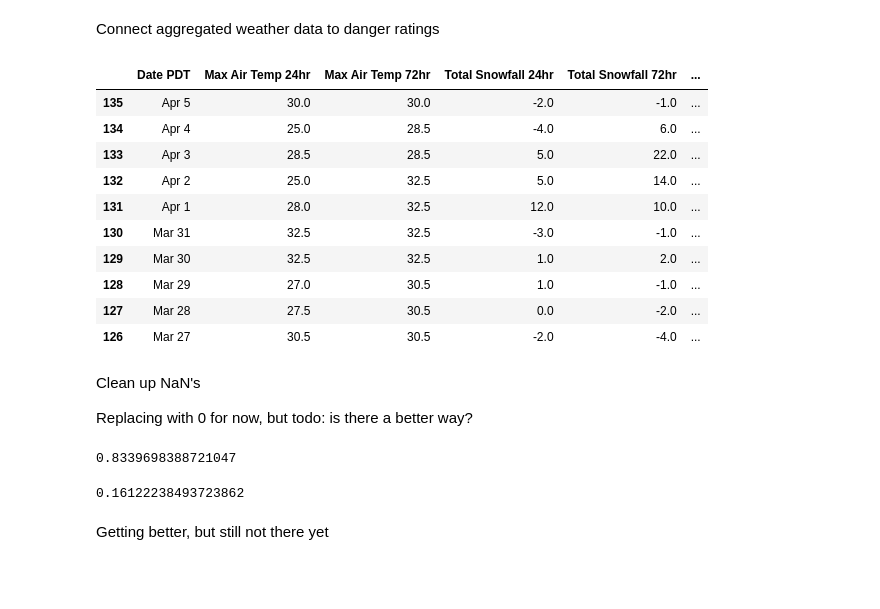
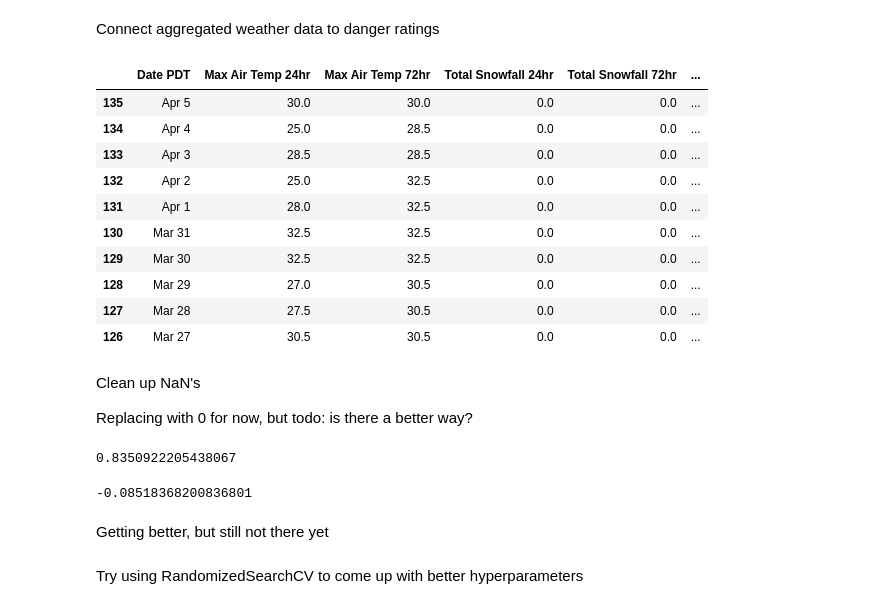
Before and after one commit to itsjpb/470-avalanche-prediction, a Jupyter notebook: jupyter/better_metrics.ipynb, the cells around one changed output. Cells and saved outputs as stored; diff of their text form; code cells hidden in the pictures; blank space fills up the shorter version.

Commit message:
add more metrics

```diff
--- a/jupyter/better_metrics.ipynb
+++ b/jupyter/better_metrics.ipynb
@@ -204,6 +204,10 @@ def setup_training_data(seasonal_df):
     training_data['Max Windspeed 24hr'] = None
     training_data['Weighted Snowfall 96hr'] = None
     training_data['Min Temp Diff 48hr'] = None
+    training_data['Was Heavy Snowfall 24hr'] = None
+    training_data['Was High Winds 24hr'] = None
+    training_data['Sum Max Temp 72hr'] = None
+    training_data['Delta SWE 24hr'] = None
     # Add column for danger rating
     training_data['Yesterday Danger'] = None
     training_data['Danger Rating'] = None
@@ -226,6 +230,8 @@ def connect_danger_to_aggregated_weather(seasonal_df, danger_df, result_df):
         return seasonal_df[(seasonal_df == date_start).any(axis=1)].index[0]
 
     def aggregate(days_df):
+        assert days_df is not None, 'Days must be initialized'
+
         def get_one_day_ago(days_df):
             # seems to work correctly
             return days_df.iloc[0:24]
@@ -243,7 +249,10 @@ def connect_danger_to_aggregated_weather(seasonal_df, danger_df, result_df):
         def get_max_air_temp(day):
             return day['Temp F'].max()
         def get_total_snowfall(day):
-            return day['∆SnoHt in'].iat[0]
+            # todo: 0 if negative?
+            total = day['∆SnoHt in'].iat[0]
+            # return total if total > 0 else 0
+            return 0
         def get_max_wind(day):
             return day['Spd mph'].max() # should we use gust?
         def get_weighted_snowfall(days_df):
@@ -258,6 +267,31 @@ def connect_danger_to_aggregated_weather(seasonal_df, danger_df, result_df):
                 + get_total_snowfall(four) * 0.25
         def get_diff_min_temp(earlier_day, later_day):
             return later_day['Temp F'].min() - earlier_day['Temp F'].min()
+        def get_heavy_snowfall(day):
+            """Get whether the day had >12in of snow accumulation or >1in/hr of snow accumulation for 6+ hrs"""
+            # todo: day vs hour separate metrics?
+            if day['∆SnoHt in'].max() >= 12:
+                return 1
+            # num_hrs_over_6in_accum = day['']
+            # Count hourly deltas
+            count = 0
+            last = day['SnoHt in'].iat[0]
+            for ht in day['SnoHt in'][1:]:
+                if ht - last > 1:
+                    count += 1
+                last = ht
+            return 1 if count >= 6 else 0
+        def get_high_winds(day):
+            """Get whether the wind speed exceeded 20 mph at any point"""
+            # todo: try using gust?
+            # todo: 25mph threshold?
+            if day['Spd mph'].max() > 20:
+                return 1
+            return 0
+        def get_sum_max_temp_72(day_one, day_two, day_three):
+            return get_max_air_temp(day_one) + get_max_air_temp(day_two) + get_max_air_temp(day_three)
+        def get_daily_swe(day):
+            return day['∆SWE  in'].iat[11] # return from the middle of the day
 
         past_day = get_one_day_ago(days_df)
         past_three_days = get_past_three_days(days_df)
@@ -269,7 +303,13 @@ def connect_danger_to_aggregated_weather(seasonal_df, danger_df, result_df):
         max_wind_24 = get_max_wind(past_day)
         weighted_snowfall = get_weighted_snowfall(days_df)
         diff_min_temp = get_diff_min_temp(days_df.iloc[24*2:24*3], past_day)
+        heavy_snowfall = get_heavy_snowfall(past_three_days)
+        high_winds = get_high_winds(past_day)
+        sum_max_temp_72 = get_sum_max_temp_72(past_day, get_two_days_ago(days_df), get_three_days_ago(days_df))
+        daily_swe = get_daily_swe(past_day)
+
         days_df = days_df.drop('Date PDT', axis=1).mean()
+
         days_df['Max Air Temp 24hr'] = max_temp_24
         days_df['Max Air Temp 72hr'] = max_temp_72
         days_df['Total Snowfall 24hr'] = snowfall_24
@@ -277,6 +317,10 @@ def connect_danger_to_aggregated_weather(seasonal_df, danger_df, result_df):
         days_df['Max Windspeed 24hr'] = max_wind_24
         days_df['Weighted Snowfall 96hr'] = weighted_snowfall
         days_df['Min Temp Diff 48hr'] = diff_min_temp
+        days_df['Was Heavy Snowfall 24hr'] = heavy_snowfall
+        days_df['Was High Winds 24hr'] = high_winds
+        days_df['Sum Max Temp 72hr'] = sum_max_temp_72
+        days_df['Delta SWE 24hr'] = daily_swe
 
         return days_df
 
@@ -289,43 +333,43 @@ def connect_danger_to_aggregated_weather(seasonal_df, danger_df, result_df):
         row['Date PDT'] = date
         row['Yesterday Danger'] = prev_danger
         row ['Danger Rating'] = danger
         return row
 
     prev_day_danger = 0
     # For every danger rating (ie for every day)
     for idx, row in danger_df.iterrows():
         date, date_start = get_date_and_datestart(row)
         # Use this to index the seasonal dataframe
         idx = get_idx(seasonal_df, date_start)
         # Get the past x days
         days_past = get_days_past(seasonal_df)
         # Aggregate them
         agg_past = aggregate(days_past)
         # Tag with date and danger rating
         agg_past = add_date_and_danger(agg_past, date, row['Danger Rating'], prev_day_danger)
         # Add back into the dataframe
         result_df = add_and_reindex(result_df, agg_past)
         # Cache today's danger to use as previous next iter
         prev_day_danger = 0 #row['Danger Rating']
     # Drop a BUNCH of columns
     cols = [1,2,3,4,5,6,7,8,9,10,11,12] # BAD
     result_df.drop(result_df.columns[cols], axis=1, inplace=True)
     return result_df
 
 training_data = connect_danger_to_aggregated_weather(seasonal_weather, seasonal_danger, training_data)
 training_data.iloc[10:20]
 # %% [output]
 |  | Date PDT | Max Air Temp 24hr | Max Air Temp 72hr | Total Snowfall 24hr | Total Snowfall 72hr | ... |
-| 135 | Apr 5 | 30.0 | 30.0 | -2.0 | -1.0 | ... |
-| 134 | Apr 4 | 25.0 | 28.5 | -4.0 | 6.0 | ... |
-| 133 | Apr 3 | 28.5 | 28.5 | 5.0 | 22.0 | ... |
-| 132 | Apr 2 | 25.0 | 32.5 | 5.0 | 14.0 | ... |
-| 131 | Apr 1 | 28.0 | 32.5 | 12.0 | 10.0 | ... |
-| 130 | Mar 31 | 32.5 | 32.5 | -3.0 | -1.0 | ... |
-| 129 | Mar 30 | 32.5 | 32.5 | 1.0 | 2.0 | ... |
-| 128 | Mar 29 | 27.0 | 30.5 | 1.0 | -1.0 | ... |
-| 127 | Mar 28 | 27.5 | 30.5 | 0.0 | -2.0 | ... |
-| 126 | Mar 27 | 30.5 | 30.5 | -2.0 | -4.0 | ... |
+| 135 | Apr 5 | 30.0 | 30.0 | 0.0 | 0.0 | ... |
+| 134 | Apr 4 | 25.0 | 28.5 | 0.0 | 0.0 | ... |
+| 133 | Apr 3 | 28.5 | 28.5 | 0.0 | 0.0 | ... |
+| 132 | Apr 2 | 25.0 | 32.5 | 0.0 | 0.0 | ... |
+| 131 | Apr 1 | 28.0 | 32.5 | 0.0 | 0.0 | ... |
+| 130 | Mar 31 | 32.5 | 32.5 | 0.0 | 0.0 | ... |
+| 129 | Mar 30 | 32.5 | 32.5 | 0.0 | 0.0 | ... |
+| 128 | Mar 29 | 27.0 | 30.5 | 0.0 | 0.0 | ... |
+| 127 | Mar 28 | 27.5 | 30.5 | 0.0 | 0.0 | ... |
+| 126 | Mar 27 | 30.5 | 30.5 | 0.0 | 0.0 | ... |
 # %% [markdown]
 Clean up NaN's
 
@@ -354,14 +398,16 @@ rf_regressor.fit(x_train, y_train)
 y_pred_train = rf_regressor.predict(x_train)
 r2_score(y_train, y_pred_train)
 # %% [output]
-0.8339698388721047
+0.8350922205438067
 # %%
 y_pred = rf_regressor.predict(x_test)
 r2_score(y_test, y_pred)
 # %% [output]
-0.16122238493723862
+-0.08518368200836801
 # %% [markdown]
 Getting better, but still not there yet
+# %% [markdown]
+Try using RandomizedSearchCV to come up with better hyperparameters
 # %%
 from sklearn.model_selection import train_test_split
 from sklearn.metrics import r2_score
```
Also changed, not shown: parts of 3 cells of this notebook.
